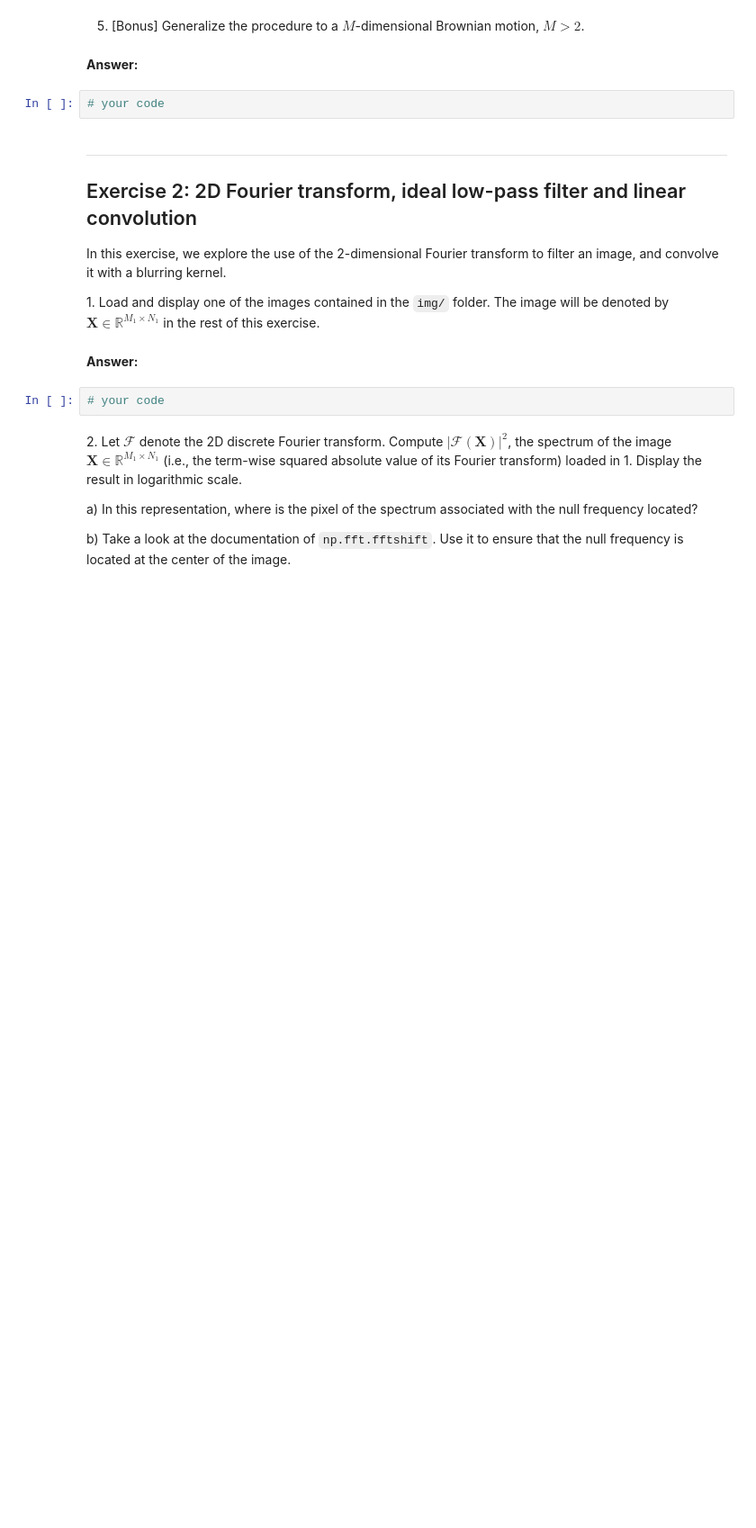
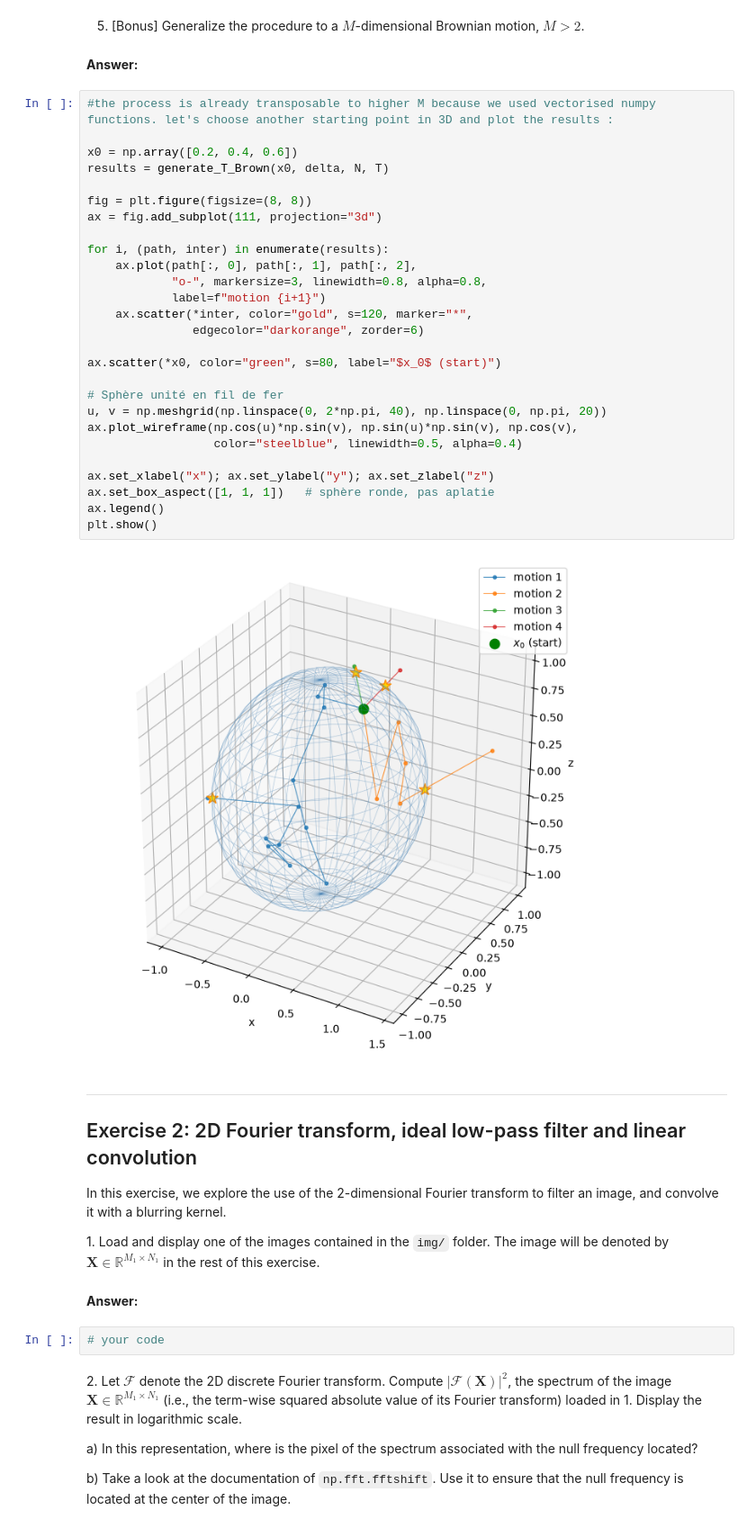
Before and after one commit to alxndrTL/python_sdia, a Jupyter notebook: Labs/Lab3/lab3.ipynb, the cells around one changed output. Shown at 90% size. Drawn from its saved outputs; the diff is of its cells as text; blank space fills up the shorter version.

```diff
--- a/Labs/Lab3/lab3.ipynb
+++ b/Labs/Lab3/lab3.ipynb
@@ -202,8 +258,35 @@ plt.show()
 5. [Bonus] Generalize the procedure to a $M$-dimensional Brownian motion, $M > 2$.
 # %% [markdown]
 **Answer:**
-# %%
-# your code
+# %%
+#the process is already transposable to higher M because we used vectorised numpy functions. let's choose another starting point in 3D and plot the results :
+
+x0 = np.array([0.2, 0.4, 0.6])
+results = generate_T_Brown(x0, delta, N, T)
+
+fig = plt.figure(figsize=(8, 8))
+ax = fig.add_subplot(111, projection="3d")
+
+for i, (path, inter) in enumerate(results):
+    ax.plot(path[:, 0], path[:, 1], path[:, 2],
+            "o-", markersize=3, linewidth=0.8, alpha=0.8,
+            label=f"motion {i+1}")
+    ax.scatter(*inter, color="gold", s=120, marker="*",
+               edgecolor="darkorange", zorder=6)
+
+ax.scatter(*x0, color="green", s=80, label="$x_0$ (start)")
+
+# Sphère unité en fil de fer
+u, v = np.meshgrid(np.linspace(0, 2*np.pi, 40), np.linspace(0, np.pi, 20))
+ax.plot_wireframe(np.cos(u)*np.sin(v), np.sin(u)*np.sin(v), np.cos(v),
+                  color="steelblue", linewidth=0.5, alpha=0.4)
+
+ax.set_xlabel("x"); ax.set_ylabel("y"); ax.set_zlabel("z")
+ax.set_box_aspect([1, 1, 1])   # sphère ronde, pas aplatie
+ax.legend()
+plt.show()
+# %% [output]
+[figure, added]
 # %% [markdown]
 ---
 ## <a name="ex2">Exercise 2: 2D Fourier transform, ideal low-pass filter and linear convolution</a>
```
Also changed, not shown: parts of 5 cells of this notebook, 1 other file.
